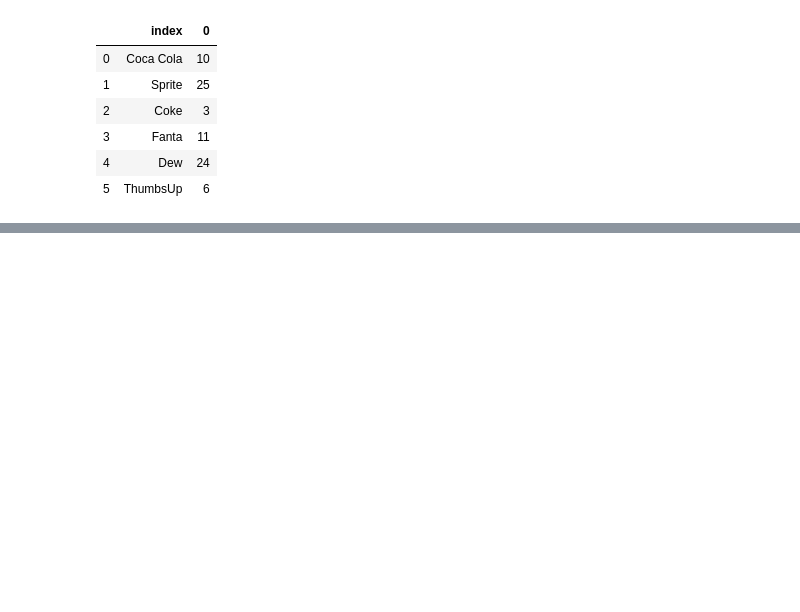
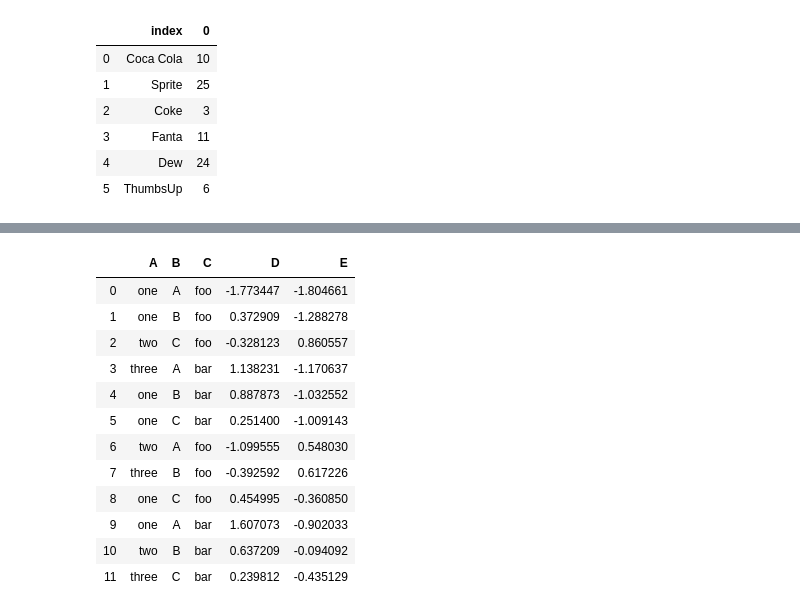
Before and after one commit to shiqichang/coco, a Jupyter notebook: interviews/pandas.ipynb, the cells around one changed output, grey strips where cells are left out. Saved outputs shown, nothing was run; the diff lists cells and outputs as text; code cells hidden in the pictures; blank space fills up the shorter version.

```diff
--- a/interviews/pandas.ipynb
+++ b/interviews/pandas.ipynb
@@ -194,0 +634,21 @@ result
+# %%
+df = pd.DataFrame({'A': ['one', 'one', 'two', 'three'] * 3,
+                   'B': ['A', 'B', 'C'] * 4,
+                   'C': ['foo', 'foo', 'foo', 'bar', 'bar', 'bar'] * 2,
+                   'D': np.random.randn(12),
+                   'E': np.random.randn(12)})
+df
+# %% [output]
+|  | A | B | C | D | E |
+| 0 | one | A | foo | -1.773447 | -1.804661 |
+| 1 | one | B | foo | 0.372909 | -1.288278 |
+| 2 | two | C | foo | -0.328123 | 0.860557 |
+| 3 | three | A | bar | 1.138231 | -1.170637 |
+| 4 | one | B | bar | 0.887873 | -1.032552 |
+| 5 | one | C | bar | 0.251400 | -1.009143 |
+| 6 | two | A | foo | -1.099555 | 0.548030 |
+| 7 | three | B | foo | -0.392592 | 0.617226 |
+| 8 | one | C | foo | 0.454995 | -0.360850 |
+| 9 | one | A | bar | 1.607073 | -0.902033 |
+| 10 | two | B | bar | 0.637209 | -0.094092 |
+| 11 | three | C | bar | 0.239812 | -0.435129 |
```
Also changed, not shown: parts of 112 cells of this notebook, 2 other files.
